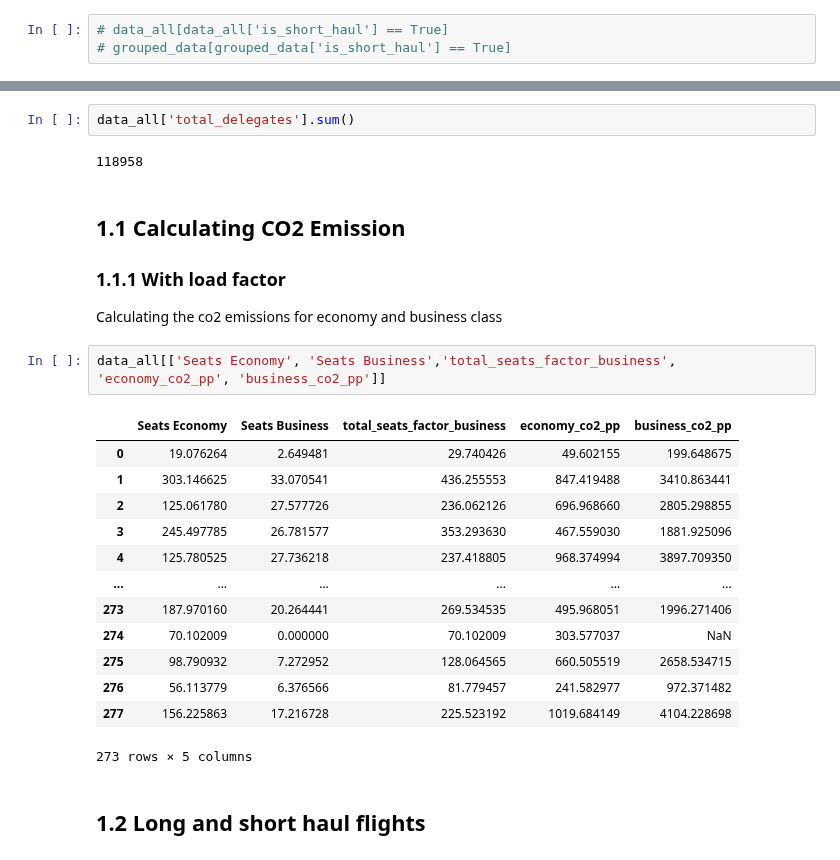
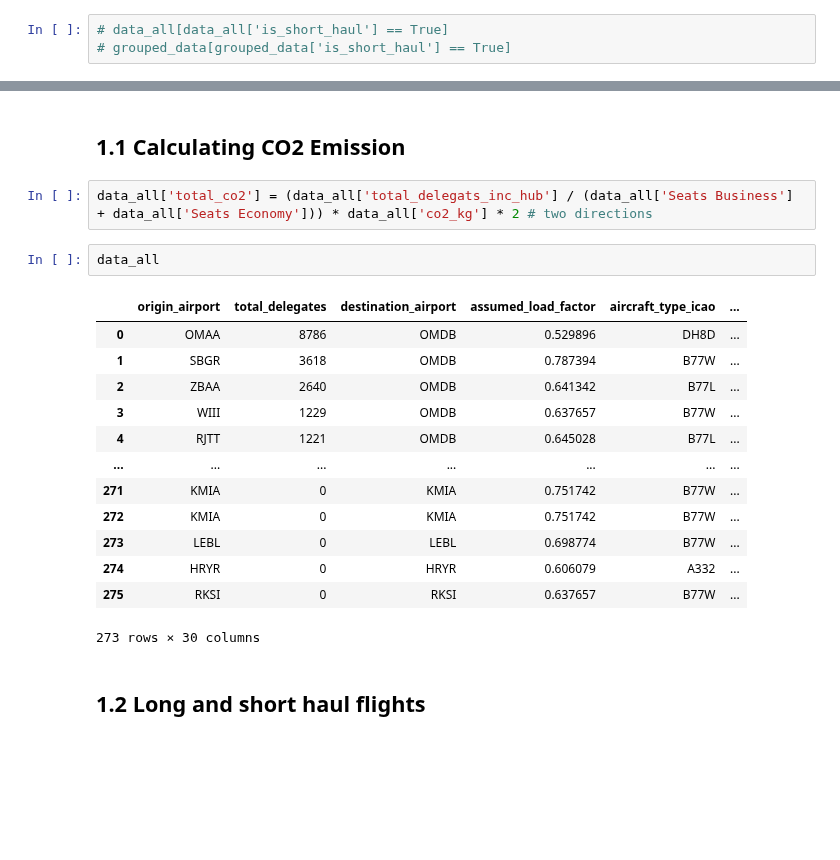
Before and after one commit to lukasschirren/COP_flight_analysis, a Jupyter notebook: analysis_economy_business.ipynb, the cells around one changed output, grey strips where cells are left out. Cells and saved outputs as stored; diff of their text form; blank space fills up the shorter version.

```diff
--- a/analysis_economy_business.ipynb
+++ b/analysis_economy_business.ipynb
@@ -215,27 +202,23 @@ data_all.to_excel(file_path, index=False)
+# %% [markdown]
+## 1.1 Calculating CO2 Emission
+# %%
+data_all['total_co2'] = (data_all['total_delegats_inc_hub'] / (data_all['Seats Business'] + data_all['Seats Economy'])) * data_all['co2_kg'] * 2 # two directions
 # %%
-data_all['total_delegates'].sum()
+data_all
 # %% [output]
+|  | origin_airport | total_delegates | destination_airport | assumed_load_factor | aircraft_type_icao | ... |
+| 0 | OMAA | 8786 | OMDB | 0.529896 | DH8D | ... |
+| 1 | SBGR | 3618 | OMDB | 0.787394 | B77W | ... |
+| 2 | ZBAA | 2640 | OMDB | 0.641342 | B77L | ... |
+| 3 | WIII | 1229 | OMDB | 0.637657 | B77W | ... |
+| 4 | RJTT | 1221 | OMDB | 0.645028 | B77L | ... |
+| ... | ... | ... | ... | ... | ... | ... |
+| 271 | KMIA | 0 | KMIA | 0.751742 | B77W | ... |
+| 272 | KMIA | 0 | KMIA | 0.751742 | B77W | ... |
+| 273 | LEBL | 0 | LEBL | 0.698774 | B77W | ... |
+| 274 | HRYR | 0 | HRYR | 0.606079 | A332 | ... |
+| 275 | RKSI | 0 | RKSI | 0.637657 | B77W | ... |
-118958
+273 rows × 30 columns
-# %% [markdown]
-## 1.1 Calculating CO2 Emission
-### 1.1.1 With load factor
-Calculating the co2 emissions for economy and business class
-# %%
-data_all[['Seats Economy', 'Seats Business','total_seats_factor_business', 'economy_co2_pp', 'business_co2_pp']]
-# %% [output]
-|  | Seats Economy | Seats Business | total_seats_factor_business | economy_co2_pp | business_co2_pp |
-| 0 | 19.076264 | 2.649481 | 29.740426 | 49.602155 | 199.648675 |
-| 1 | 303.146625 | 33.070541 | 436.255553 | 847.419488 | 3410.863441 |
-| 2 | 125.061780 | 27.577726 | 236.062126 | 696.968660 | 2805.298855 |
-| 3 | 245.497785 | 26.781577 | 353.293630 | 467.559030 | 1881.925096 |
-| 4 | 125.780525 | 27.736218 | 237.418805 | 968.374994 | 3897.709350 |
-| ... | ... | ... | ... | ... | ... |
-| 273 | 187.970160 | 20.264441 | 269.534535 | 495.968051 | 1996.271406 |
-| 274 | 70.102009 | 0.000000 | 70.102009 | 303.577037 | NaN |
-| 275 | 98.790932 | 7.272952 | 128.064565 | 660.505519 | 2658.534715 |
-| 276 | 56.113779 | 6.376566 | 81.779457 | 241.582977 | 972.371482 |
-| 277 | 156.225863 | 17.216728 | 225.523192 | 1019.684149 | 4104.228698 |
-273 rows × 5 columns
 # %% [markdown]
 ## 1.2 Long and short haul flights
 # %%
```
Also changed, not shown: parts of 33 cells of this notebook, 5 other files.
